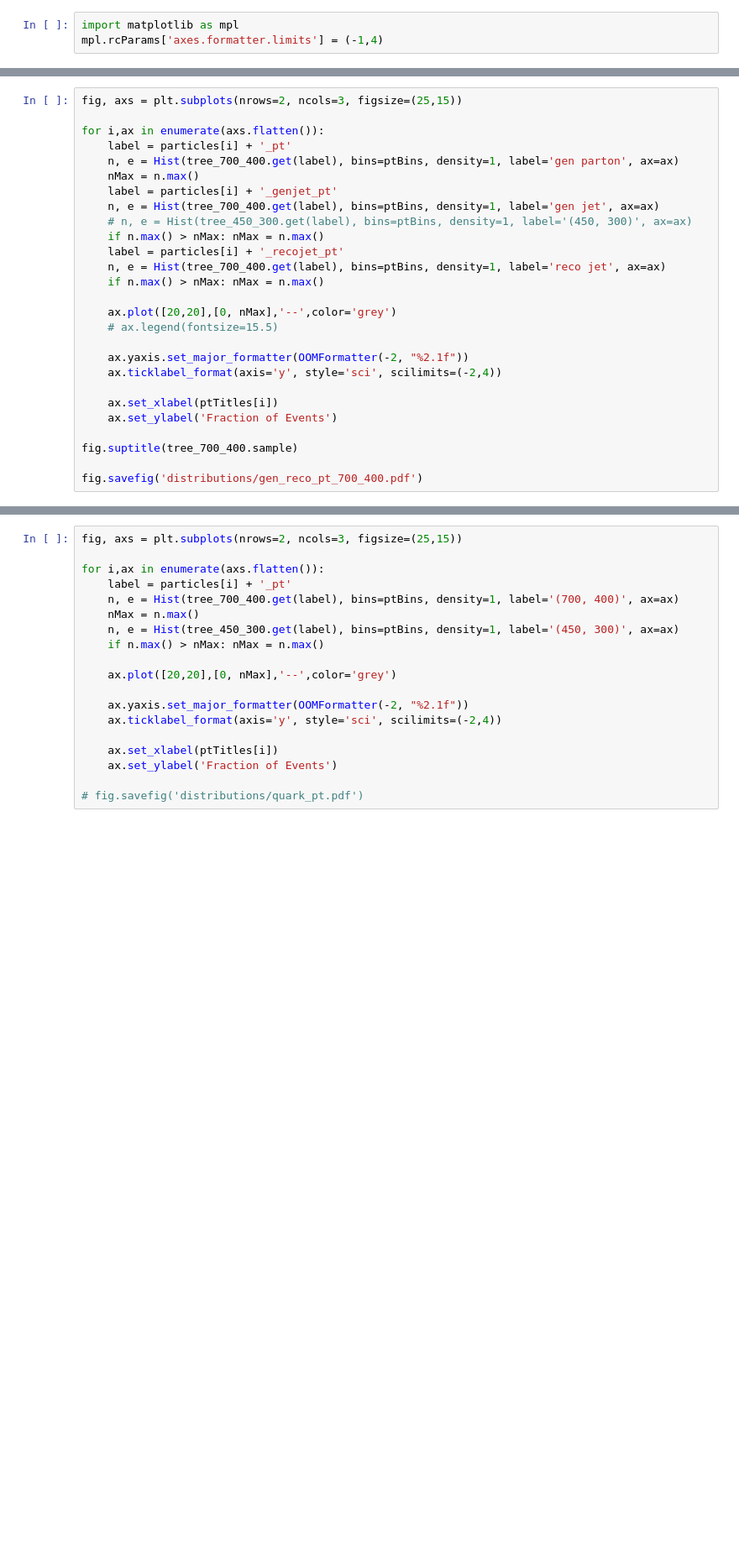
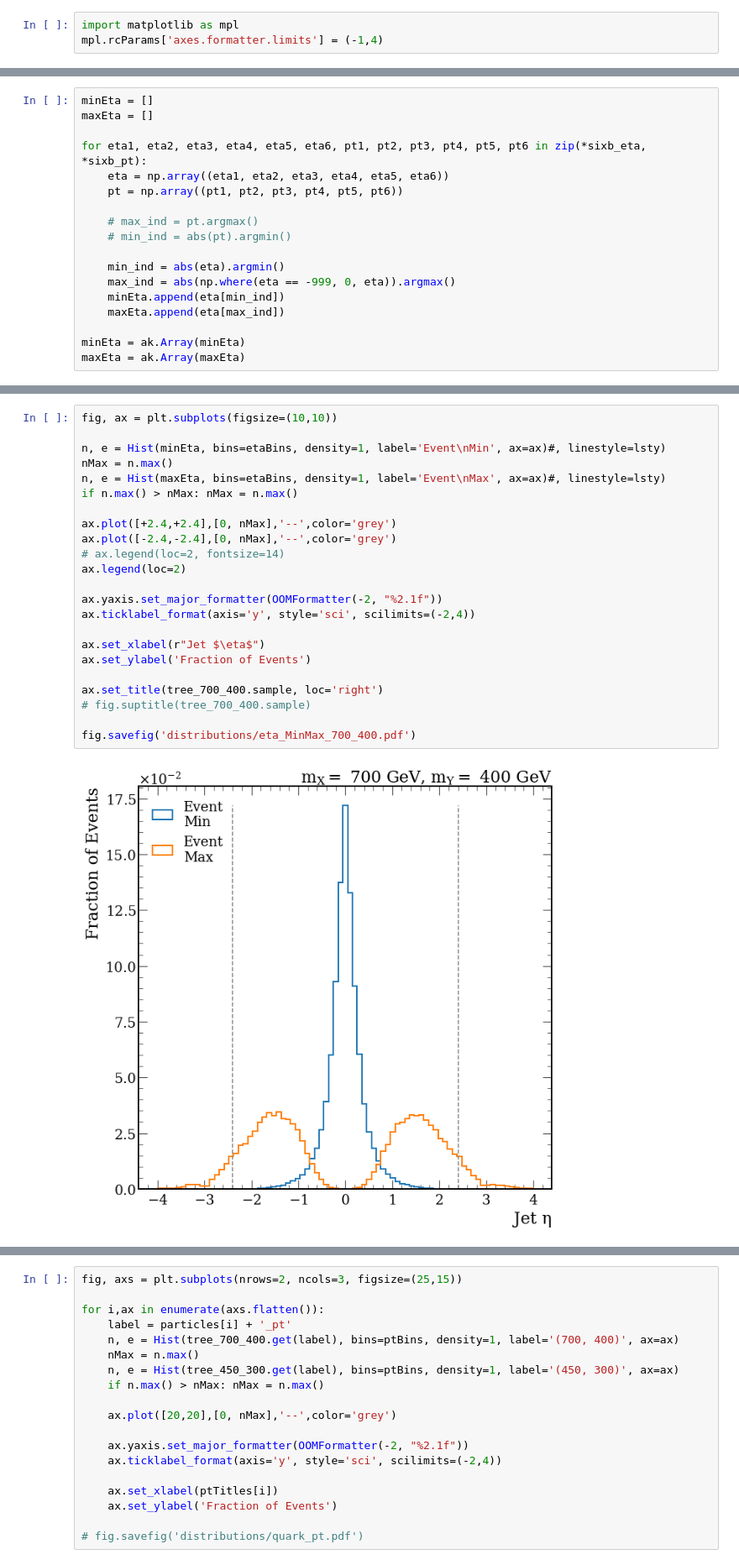
Before and after one commit to srosenzweig09/analysis, a Jupyter notebook: jupyter/1_signal_exploration/feature_exploration.ipynb, the cells around one changed output, grey strips where cells are left out. Shown at 84% size. Cells and saved outputs as stored; diff of their text form; blank space fills up the shorter version.

```diff
--- a/jupyter/1_signal_exploration/feature_exploration.ipynb
+++ b/jupyter/1_signal_exploration/feature_exploration.ipynb
@@ -29,0 +159,18 @@ for particle in particles:
+# %%
+minEta = []
+maxEta = []
+
+for eta1, eta2, eta3, eta4, eta5, eta6, pt1, pt2, pt3, pt4, pt5, pt6 in zip(*sixb_eta, *sixb_pt):
+    eta = np.array((eta1, eta2, eta3, eta4, eta5, eta6))
+    pt = np.array((pt1, pt2, pt3, pt4, pt5, pt6))
+
+    # max_ind = pt.argmax()
+    # min_ind = abs(pt).argmin()
+
+    min_ind = abs(eta).argmin()
+    max_ind = abs(np.where(eta == -999, 0, eta)).argmax()
+    minEta.append(eta[min_ind])
+    maxEta.append(eta[max_ind])
+
+minEta = ak.Array(minEta)
+maxEta = ak.Array(maxEta)
@@ -30,27 +183,25 @@ for particle in particles:
 # %%
-fig, axs = plt.subplots(nrows=2, ncols=3, figsize=(25,15))
+fig, ax = plt.subplots(figsize=(10,10))
 
-for i,ax in enumerate(axs.flatten()):
-    label = particles[i] + '_pt'
-    n, e = Hist(tree_700_400.get(label), bins=ptBins, density=1, label='gen parton', ax=ax)
-    nMax = n.max()
-    label = particles[i] + '_genjet_pt'
-    n, e = Hist(tree_700_400.get(label), bins=ptBins, density=1, label='gen jet', ax=ax)
-    # n, e = Hist(tree_450_300.get(label), bins=ptBins, density=1, label='(450, 300)', ax=ax)
-    if n.max() > nMax: nMax = n.max()
-    label = particles[i] + '_recojet_pt'
-    n, e = Hist(tree_700_400.get(label), bins=ptBins, density=1, label='reco jet', ax=ax)
-    if n.max() > nMax: nMax = n.max()
+n, e = Hist(minEta, bins=etaBins, density=1, label='Event\nMin', ax=ax)#, linestyle=lsty)
+nMax = n.max()
+n, e = Hist(maxEta, bins=etaBins, density=1, label='Event\nMax', ax=ax)#, linestyle=lsty)
+if n.max() > nMax: nMax = n.max()
 
-    ax.plot([20,20],[0, nMax],'--',color='grey')
-    # ax.legend(fontsize=15.5)
+ax.plot([+2.4,+2.4],[0, nMax],'--',color='grey')
+ax.plot([-2.4,-2.4],[0, nMax],'--',color='grey')
+# ax.legend(loc=2, fontsize=14)
+ax.legend(loc=2)
 
-    ax.yaxis.set_major_formatter(OOMFormatter(-2, "%2.1f"))
-    ax.ticklabel_format(axis='y', style='sci', scilimits=(-2,4))
+ax.yaxis.set_major_formatter(OOMFormatter(-2, "%2.1f"))
+ax.ticklabel_format(axis='y', style='sci', scilimits=(-2,4))
 
-    ax.set_xlabel(ptTitles[i])
-    ax.set_ylabel('Fraction of Events')
+ax.set_xlabel(r"Jet $\eta$")
+ax.set_ylabel('Fraction of Events')
 
-fig.suptitle(tree_700_400.sample)
+ax.set_title(tree_700_400.sample, loc='right')
+# fig.suptitle(tree_700_400.sample)
 
-fig.savefig('distributions/gen_reco_pt_700_400.pdf')
+fig.savefig('distributions/eta_MinMax_700_400.pdf')
+# %% [output]
+[figure, added]
```
Also changed, not shown: parts of 28 cells of this notebook.
